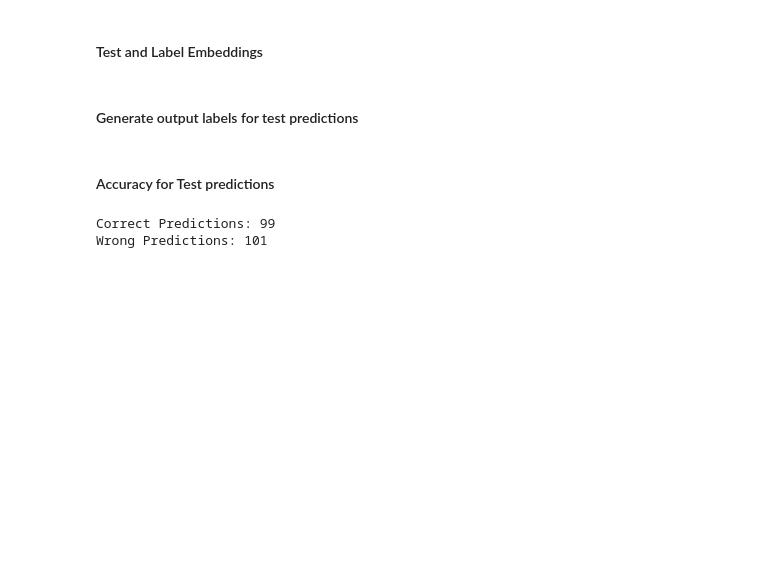
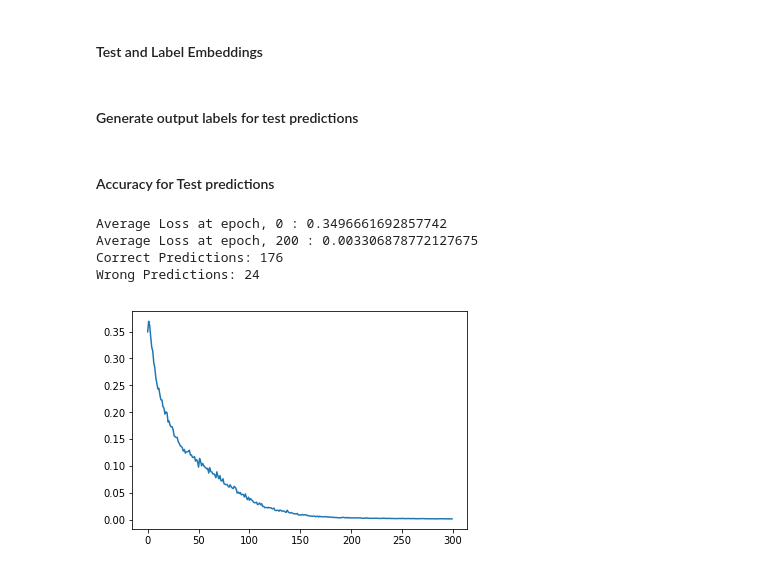
Before and after one commit to siddarthhari95/Gene-Annotation, a Jupyter notebook: Gene_Annotation.ipynb, the cells around one changed output. Cells and saved outputs as stored; diff of their text form; code cells hidden in the pictures; blank space fills up the shorter version.

Commit message:
Test predictions generated

```diff
--- a/Gene_Annotation.ipynb
+++ b/Gene_Annotation.ipynb
@@ -116,7 +114,7 @@ net = Net()
 # %% [markdown]
 <h4> Optimizer step and loss calculation </h4>
 # %%
-opt = optim.SGD(net.parameters(), lr=0.001, momentum=0.0)
+opt = optim.SGD(net.parameters(), lr, momentum=0.0)
 criterion = nn.BCELoss()
 # %% [markdown]
 <h4> Train method </h4>
@@ -147,11 +145,13 @@ def train_epoch(model, opt, criterion, batch_size):
     loss = sum(losses)/len(losses)
     return loss
 # %%
-losses = []
-for e in range(epochs):
-    loss = train_epoch(net, opt, criterion, batch_size)
-    losses.append(loss)
-    if e % 20 == 0:
-        print('Average Loss at epoch,',e,':',loss)
-torch.save(net.state_dict(), 'fc_with_lstm.pt')
-plt.plot(losses)
+def train():
+    losses = []
+    for e in range(epochs):
+        loss = train_epoch(net, opt, criterion, batch_size)
+        losses.append(loss)
+        if e % 200 == 0:
+            print('Average Loss at epoch,',e,':',loss)
+    torch.save(net.state_dict(), 'fc_with_lstm.pt')
+    plt.plot(losses)
+# train()
@@ -210,10 +190,10 @@ def test_prediction_model(data_test, labels_predicted):
         data_test_.unsqueeze_(0)
         data_testing = data_test_.expand(1, batch_size, fc_layer_size)
         labels_hat = net(data_testing)
-        labels_hat = labels_hat.view(1,50)
+        labels_hat = labels_hat.view(1,batch_size)
         labels_hat = torch.transpose(labels_hat, 0, 1)
-        softmax = nn.Softmax(0)
-        labels_hat = softmax(labels_hat)
+#         softmax = nn.Softmax(0)
+#         labels_hat = softmax(labels_hat)
         for temp in range(labels_hat.shape[0]):
             labels_predicted.append(labels_hat[temp])
         #labels_predicted += labels_hat.numpy()
@@ -222,7 +202,7 @@ def test_prediction_model(data_test, labels_predicted):
 # %%
 def test_prediction_accuracy(labels):
     correct, wrong = 0, 0
-    labels_hat = labels_predicted
+    labels_hat = labels
     for i in range(len(labels_hat)//2 + 1):
         if labels_hat[i] > 0.5:
             correct += 1
@@ -235,11 +215,28 @@ def test_prediction_accuracy(labels):
             correct += 1
     return (correct,wrong)
 # %%
-labels = []
-test_prediction_model(data_test, labels)
-results = test_prediction_accuracy(labels)
-print("Correct Predictions:", results[0])
-print("Wrong Predictions:", results[1])
+# labels = []
+# test_prediction_model(data_test, labels)
+# results = test_prediction_accuracy(labels)
+# print("Correct Predictions:", results[0])
+# print("Wrong Predictions:", results[1])
-# %% [output]
-Correct Predictions: 99
-Wrong Predictions: 101
+# %%
+batch_size = 100
+embedding_size = 5
+fc_layer_size = (len(positive_data.Gene[0])-(window-1))*embedding_size
+hidden_layer_size = 100
+num_layers = 2
+epochs = 300
+lr = 0.2
+train()
+labels = []
+test_prediction_model(data_test, labels)
+results = test_prediction_accuracy(labels)
+print("Correct Predictions:", results[0])
+print("Wrong Predictions:", results[1])
+# %% [output]
+Average Loss at epoch, 0 : 0.3496661692857742
+Average Loss at epoch, 200 : 0.003306878772127675
+Correct Predictions: 176
+Wrong Predictions: 24
+[figure, added]
```
Also changed, not shown: parts of 18 cells of this notebook.
